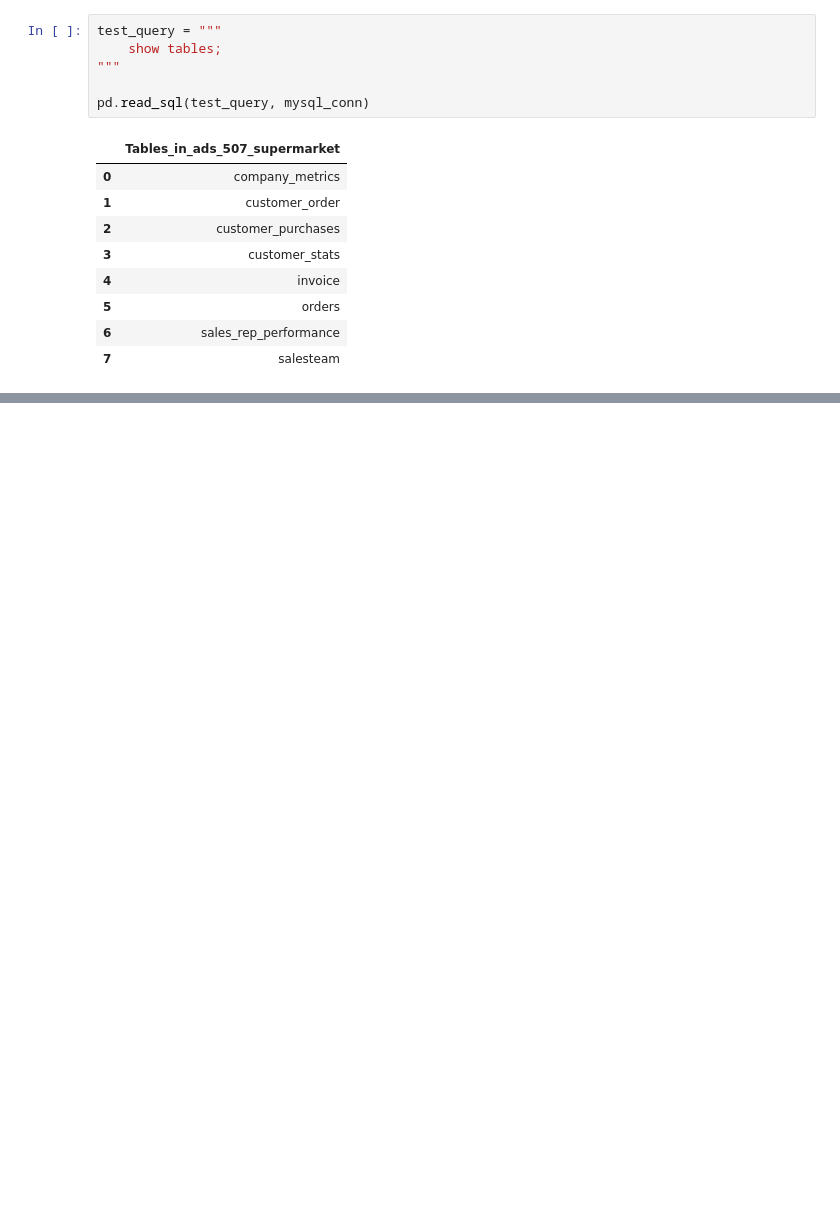
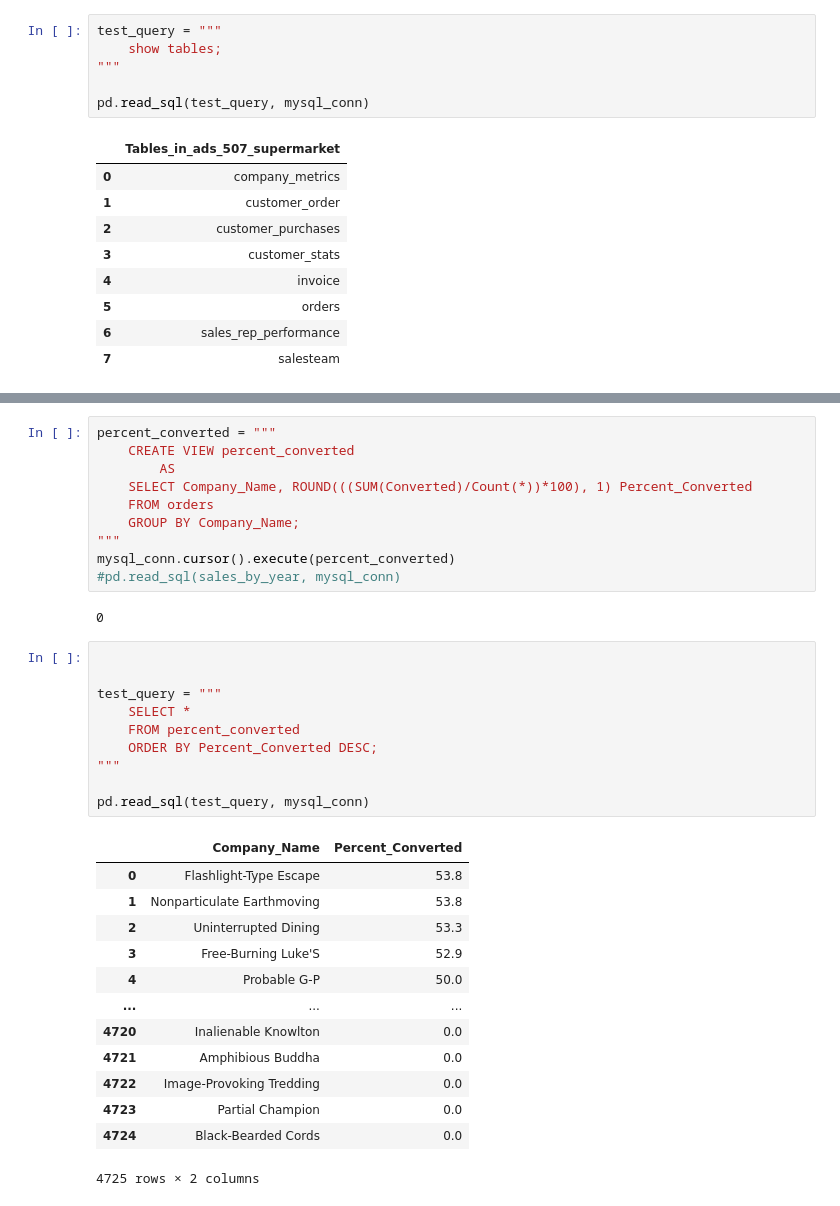
Before and after one commit to nlee98/ADS-507-Data-Engineering, a Jupyter notebook: ADS-507_FinalProject_NL-2023-02-13.ipynb, the cells around one changed output, grey strips where cells are left out. Drawn from its saved outputs; the diff is of its cells as text; blank space fills up the shorter version.

```diff
--- a/ADS-507_FinalProject_NL-2023-02-13.ipynb
+++ b/ADS-507_FinalProject_NL-2023-02-13.ipynb
@@ -631,0 +683,36 @@ pd.read_sql(test_query, mysql_conn)
+# %%
+percent_converted = """
+    CREATE VIEW percent_converted
+        AS
+    SELECT Company_Name, ROUND(((SUM(Converted)/Count(*))*100), 1) Percent_Converted
+    FROM orders
+    GROUP BY Company_Name;
+"""
+mysql_conn.cursor().execute(percent_converted)
+#pd.read_sql(sales_by_year, mysql_conn)
+# %% [output]
+0
+# %%
+
+
+test_query = """
+    SELECT *
+    FROM percent_converted
+    ORDER BY Percent_Converted DESC;
+"""
+
+pd.read_sql(test_query, mysql_conn)
+# %% [output]
+|  | Company_Name | Percent_Converted |
+| 0 | Flashlight-Type Escape | 53.8 |
+| 1 | Nonparticulate Earthmoving | 53.8 |
+| 2 | Uninterrupted Dining | 53.3 |
+| 3 | Free-Burning Luke'S | 52.9 |
+| 4 | Probable G-P | 50.0 |
+| ... | ... | ... |
+| 4720 | Inalienable Knowlton | 0.0 |
+| 4721 | Amphibious Buddha | 0.0 |
+| 4722 | Image-Provoking Tredding | 0.0 |
+| 4723 | Partial Champion | 0.0 |
+| 4724 | Black-Bearded Cords | 0.0 |
+4725 rows × 2 columns
```
Also changed, not shown: parts of 12 cells of this notebook.
